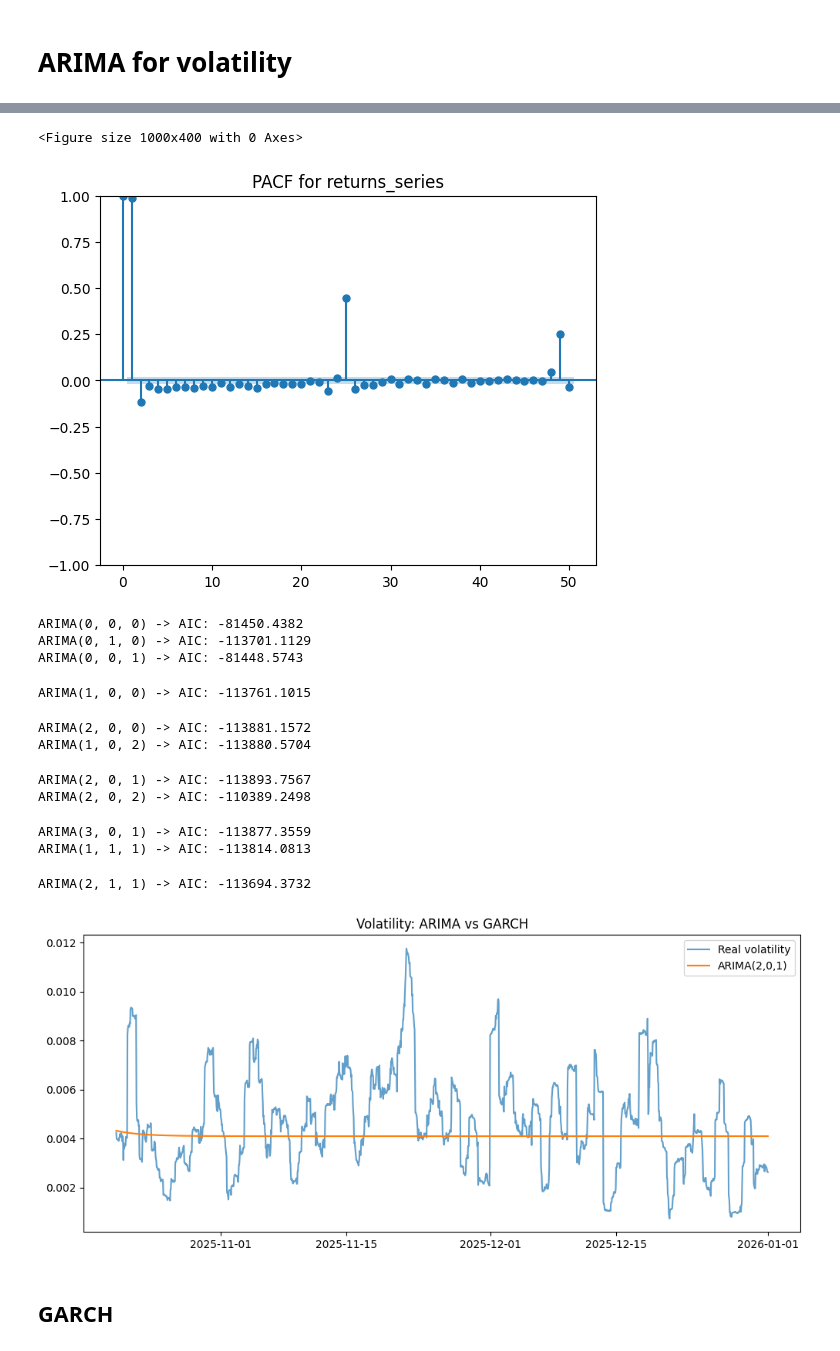
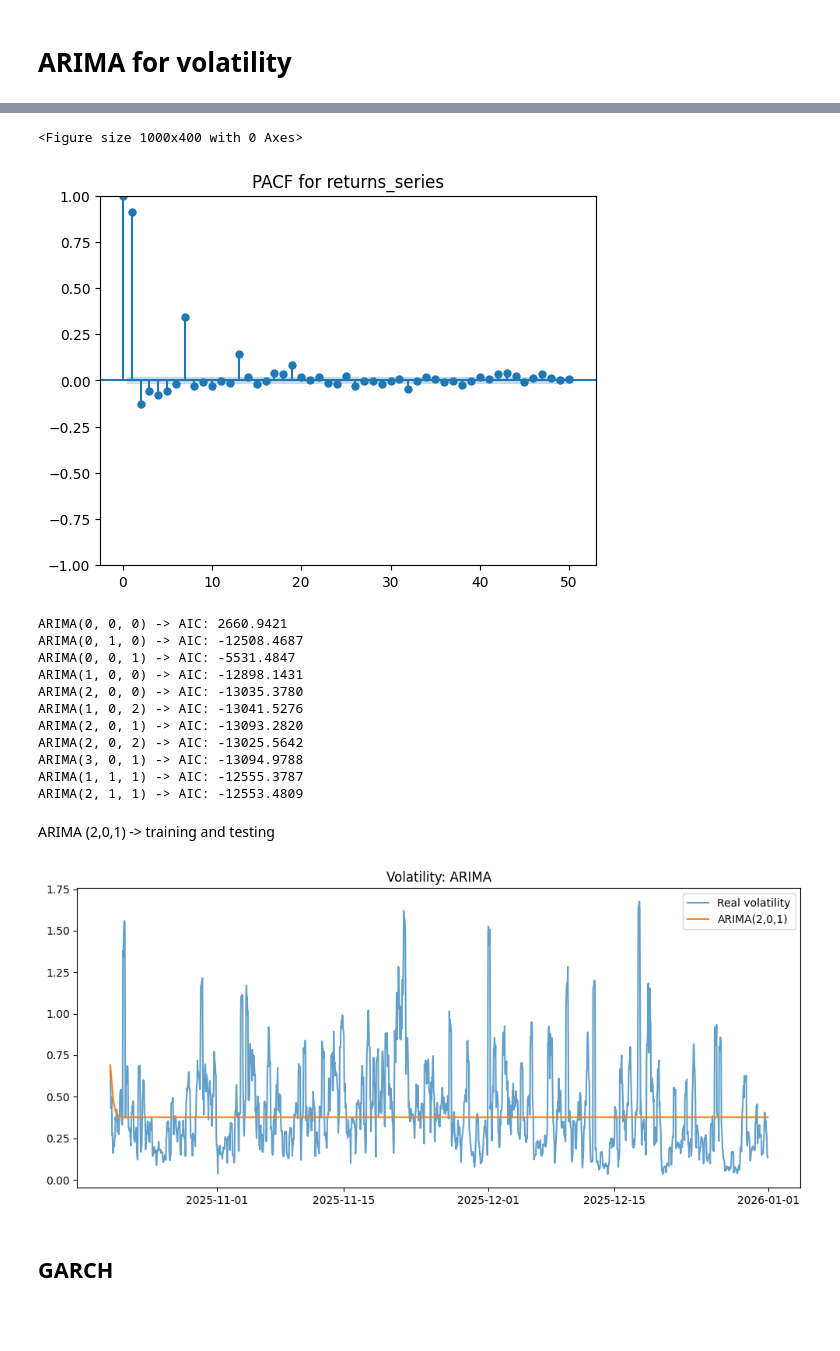
Before and after one commit to AgataJuda/Machine-Learning-for-Data-Analytics, a Jupyter notebook: notebooks/03_modelling.ipynb, the cells around one changed output, grey strips where cells are left out. Saved outputs shown, nothing was run; the diff lists cells and outputs as text; code cells hidden in the pictures; blank space fills up the shorter version.

```diff
--- a/notebooks/03_modelling.ipynb
+++ b/notebooks/03_modelling.ipynb
@@ -124,7 +121,7 @@ bad
 # ARIMA for volatility
 # %%
 
-vol = returns_series.rolling(24).std().dropna()
+vol = returns_series.rolling(6).std().dropna()
 # %%
 plt.figure(figsize=(10, 4))
 plot_acf(vol, lags=50)
@@ -140,7 +137,7 @@ plt.title("PACF for returns_series")
 plt.show()
 # %% [output]
 <Figure size 1000x400 with 0 Axes>
-[figure, old version]
+[figure, new version]
 # %%
 orders = [
     (0, 0, 0),
@@ -161,17 +158,19 @@ for order in orders:
     result = model.fit()
     print(f"ARIMA{order} -> AIC: {result.aic:.4f}")
 # %% [output]
-ARIMA(0, 0, 0) -> AIC: -81450.4382
-ARIMA(0, 1, 0) -> AIC: -113701.1129
-ARIMA(0, 0, 1) -> AIC: -81448.5743
+ARIMA(0, 0, 0) -> AIC: 2660.9421
+ARIMA(0, 1, 0) -> AIC: -12508.4687
+ARIMA(0, 0, 1) -> AIC: -5531.4847
+ARIMA(1, 0, 0) -> AIC: -12898.1431
+ARIMA(2, 0, 0) -> AIC: -13035.3780
+ARIMA(1, 0, 2) -> AIC: -13041.5276
+ARIMA(2, 0, 1) -> AIC: -13093.2820
+ARIMA(2, 0, 2) -> AIC: -13025.5642
+ARIMA(3, 0, 1) -> AIC: -13094.9788
+ARIMA(1, 1, 1) -> AIC: -12555.3787
+ARIMA(2, 1, 1) -> AIC: -12553.4809
-ARIMA(1, 0, 0) -> AIC: -113761.1015
-ARIMA(2, 0, 0) -> AIC: -113881.1572
-ARIMA(1, 0, 2) -> AIC: -113880.5704
-ARIMA(2, 0, 1) -> AIC: -113893.7567
-ARIMA(2, 0, 2) -> AIC: -110389.2498
-ARIMA(3, 0, 1) -> AIC: -113877.3559
-ARIMA(1, 1, 1) -> AIC: -113814.0813
-ARIMA(2, 1, 1) -> AIC: -113694.3732
+# %% [markdown]
+ARIMA (2,0,1) -> training and testing
 # %%
 
 split = int(len(vol) * 0.8)
@@ -186,14 +185,14 @@ pred = model_fit.forecast(steps=len(test))
 # %%
 plt.figure(figsize=(12,5))
 
 plt.plot(test.index, test, label="Real volatility", alpha=0.7)
 plt.plot(test.index, pred, label="ARIMA(2,0,1)")
 
 plt.legend()
-plt.title("Volatility: ARIMA vs GARCH")
+plt.title("Volatility: ARIMA")
 plt.show()
 # %% [output]
-[figure, old version]
+[figure, new version]
 # %% [markdown]
 ## GARCH
 # %%
```
Also changed, not shown: parts of 13 cells of this notebook.
